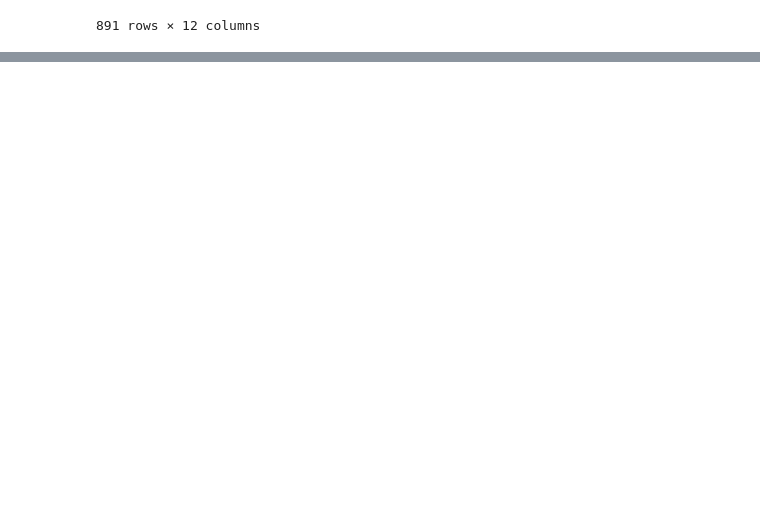
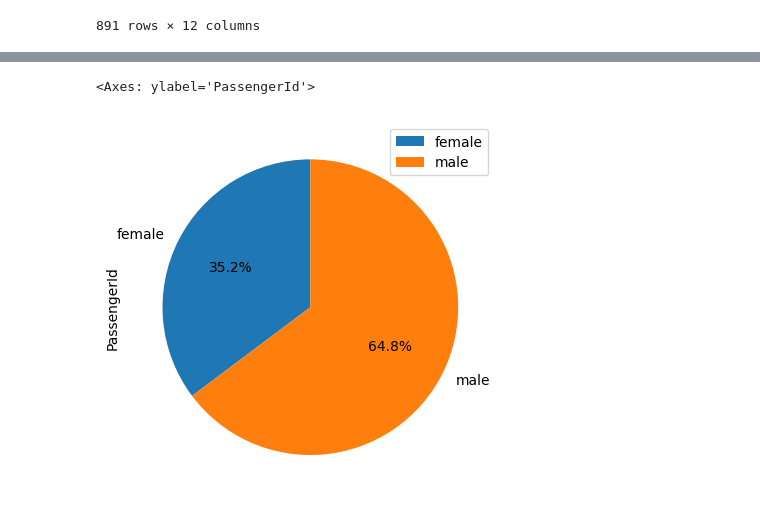
Before and after one commit to Jesusleg95/AnalisisDatosPython, a Jupyter notebook: VisualizacionesUnivariales/GraficoPastelyDona.ipynb, the cells around one changed output, grey strips where cells are left out. Saved outputs shown, nothing was run; the diff lists cells and outputs as text; code cells hidden in the pictures; blank space fills up the shorter version.

```diff
--- a/VisualizacionesUnivariales/GraficoPastelyDona.ipynb
+++ b/VisualizacionesUnivariales/GraficoPastelyDona.ipynb
@@ -21,0 +51,9 @@ df
+# %%
+pasajeros.plot.pie(
+    y="PassengerId",
+    startangle=90,
+    autopct='%1.1f%%'
+)
+# %% [output]
+<Axes: ylabel='PassengerId'>
+[figure, added]
```
Also changed, not shown: parts of 5 cells of this notebook.
